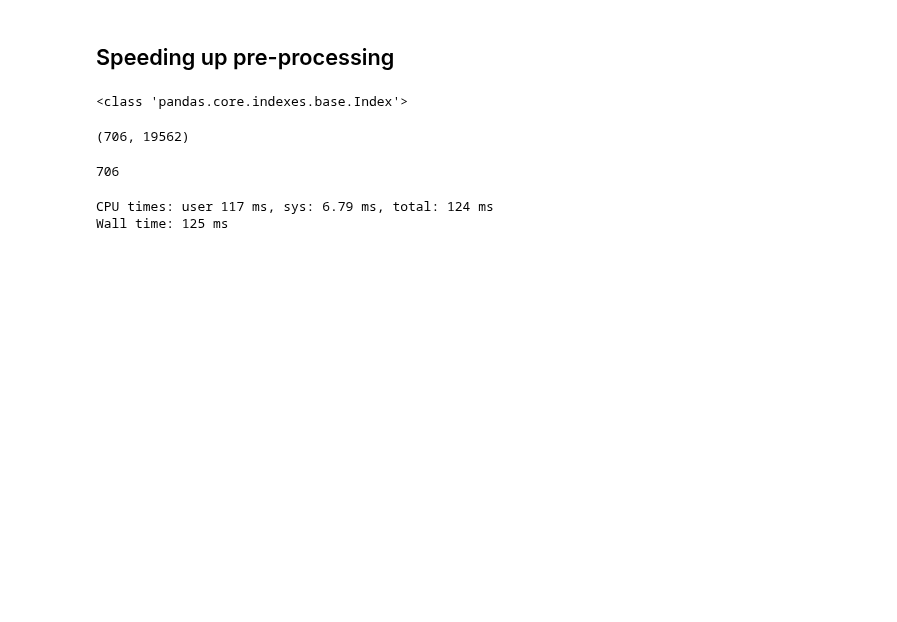
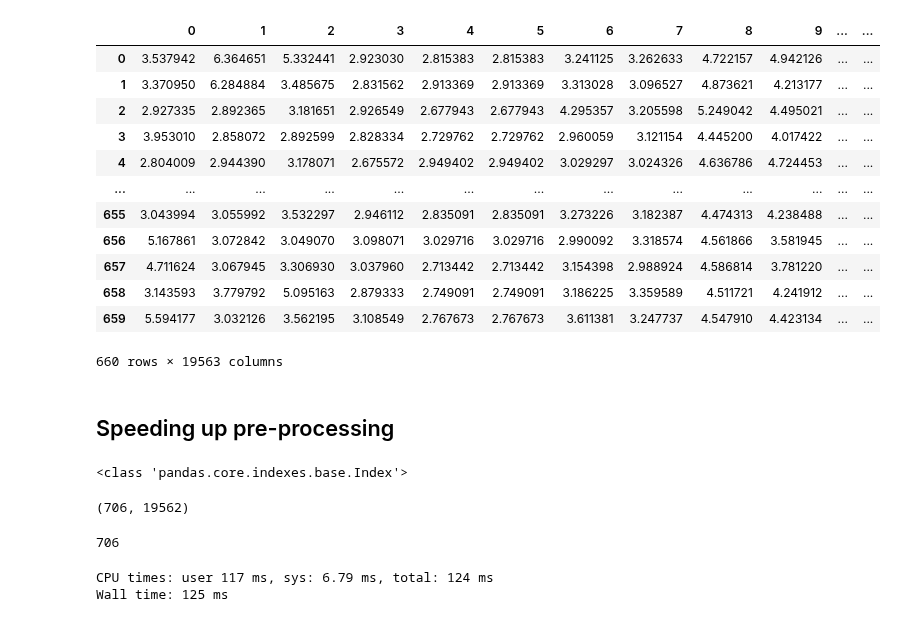
Before and after one commit to lucas-ubm/phc-data-pipeline, a Jupyter notebook: Messing.ipynb, the cells around one changed output. Drawn from its saved outputs; the diff is of its cells as text; code cells hidden in the pictures; blank space fills up the shorter version.

```diff
--- a/Messing.ipynb
+++ b/Messing.ipynb
@@ -8,0 +51,3 @@ from methods import pre
+# %%
+%%time
+drug_dr = dr[dr['Drug_name'] == '17-AAG'][['CCL', 'AUC_IC50']]
@@ -8,0 +57,3 @@ from methods import pre
+# %%
+%%time
+X = np.array([list(ge.loc[i].values) for i in drug_dr[drug_dr['CCL'].isin(ge.index)]['CCL']])
@@ -8,0 +63,3 @@ from methods import pre
+# %%
+%%time
+X = X.reshape(drug_dr.shape[0], ge.shape[1])
@@ -8,0 +69,3 @@ from methods import pre
+# %%
+%%time
+data = pd.DataFrame(X).assign(DR = drug_dr['AUC_IC50'])
@@ -9,3 +75,19 @@ from methods import pre
+# %%
+data
+# %% [output]
+|  | 0 | 1 | 2 | 3 | 4 | 5 | 6 | 7 | 8 | 9 | ... | ... |
+| 0 | 3.537942 | 6.364651 | 5.332441 | 2.923030 | 2.815383 | 2.815383 | 3.241125 | 3.262633 | 4.722157 | 4.942126 | ... | ... |
+| 1 | 3.370950 | 6.284884 | 3.485675 | 2.831562 | 2.913369 | 2.913369 | 3.313028 | 3.096527 | 4.873621 | 4.213177 | ... | ... |
+| 2 | 2.927335 | 2.892365 | 3.181651 | 2.926549 | 2.677943 | 2.677943 | 4.295357 | 3.205598 | 5.249042 | 4.495021 | ... | ... |
+| 3 | 3.953010 | 2.858072 | 2.892599 | 2.828334 | 2.729762 | 2.729762 | 2.960059 | 3.121154 | 4.445200 | 4.017422 | ... | ... |
+| 4 | 2.804009 | 2.944390 | 3.178071 | 2.675572 | 2.949402 | 2.949402 | 3.029297 | 3.024326 | 4.636786 | 4.724453 | ... | ... |
+| ... | ... | ... | ... | ... | ... | ... | ... | ... | ... | ... | ... | ... |
+| 655 | 3.043994 | 3.055992 | 3.532297 | 2.946112 | 2.835091 | 2.835091 | 3.273226 | 3.182387 | 4.474313 | 4.238488 | ... | ... |
+| 656 | 5.167861 | 3.072842 | 3.049070 | 3.098071 | 3.029716 | 3.029716 | 2.990092 | 3.318574 | 4.561866 | 3.581945 | ... | ... |
+| 657 | 4.711624 | 3.067945 | 3.306930 | 3.037960 | 2.713442 | 2.713442 | 3.154398 | 2.988924 | 4.586814 | 3.781220 | ... | ... |
+| 658 | 3.143593 | 3.779792 | 5.095163 | 2.879333 | 2.749091 | 2.749091 | 3.186225 | 3.359589 | 4.511721 | 4.241912 | ... | ... |
+| 659 | 5.594177 | 3.032126 | 3.562195 | 3.108549 | 2.767673 | 2.767673 | 3.611381 | 3.247737 | 4.547910 | 4.423134 | ... | ... |
+660 rows × 19563 columns
 # %% [markdown]
 ## Speeding up pre-processing
 # %%
```
Also changed, not shown: parts of 16 cells of this notebook, 2 other files.
